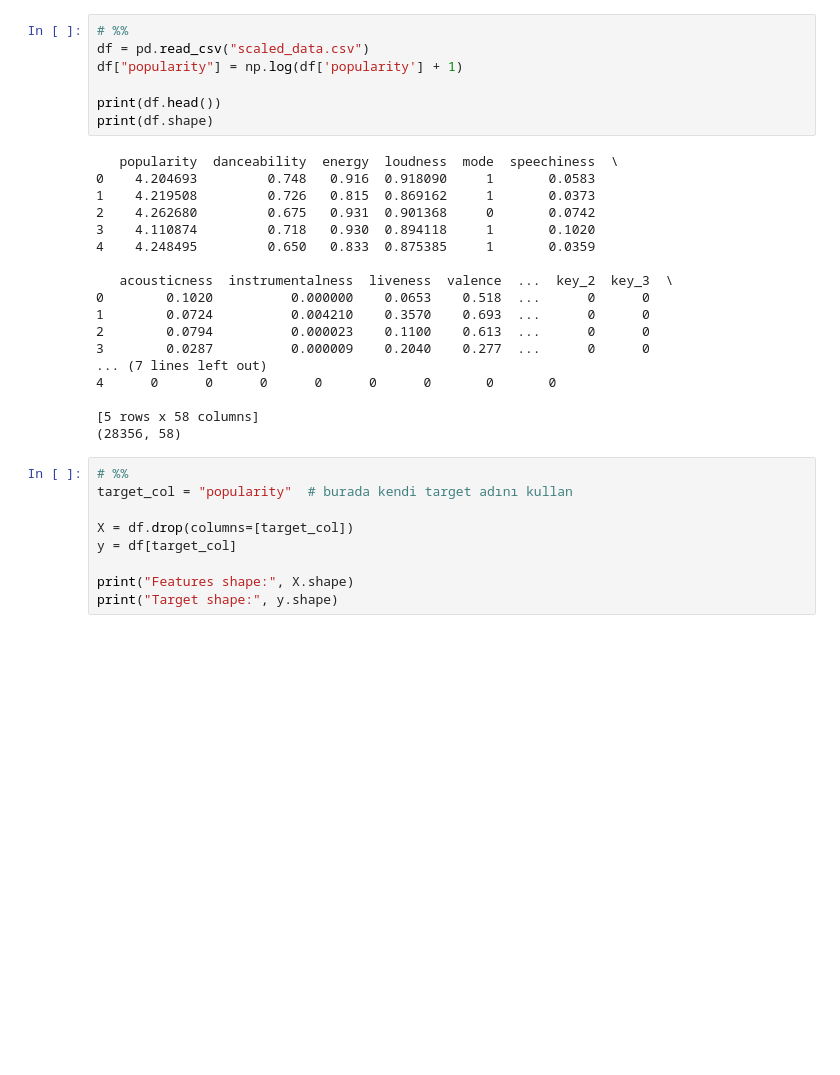
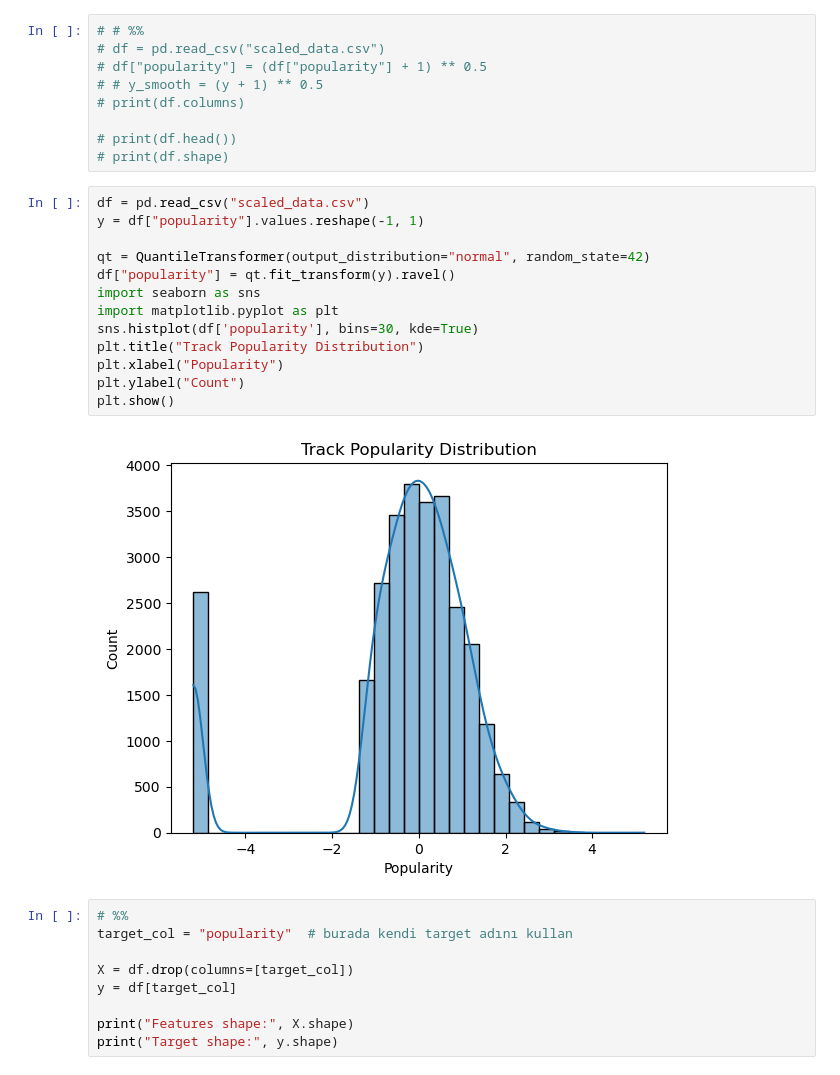
Before and after one commit to essraAlp/spotifyTrendAnalysis, a Jupyter notebook: nn.ipynb, the cells around one changed output. Drawn from its saved outputs; the diff is of its cells as text; blank space fills up the shorter version.

```diff
--- a/nn.ipynb
+++ b/nn.ipynb
@@ -22,30 +21,29 @@ RANDOM_STATE = 42
 np.random.seed(RANDOM_STATE)
 tf.random.set_seed(RANDOM_STATE)
 # %%
-# %%
-df = pd.read_csv("scaled_data.csv")
-df["popularity"] = np.log(df['popularity'] + 1)
+# # %%
+# df = pd.read_csv("scaled_data.csv")
+# df["popularity"] = (df["popularity"] + 1) ** 0.5
+# # y_smooth = (y + 1) ** 0.5
+# print(df.columns)
 
-print(df.head())
-print(df.shape)
+# print(df.head())
+# print(df.shape)
-# %% [output]
-   popularity  danceability  energy  loudness  mode  speechiness  \
-0    4.204693         0.748   0.916  0.918090     1       0.0583
-1    4.219508         0.726   0.815  0.869162     1       0.0373
-2    4.262680         0.675   0.931  0.901368     0       0.0742
-3    4.110874         0.718   0.930  0.894118     1       0.1020
-4    4.248495         0.650   0.833  0.875385     1       0.0359
-
-   acousticness  instrumentalness  liveness  valence  ...  key_2  key_3  \
-0        0.1020          0.000000    0.0653    0.518  ...      0      0
-1        0.0724          0.004210    0.3570    0.693  ...      0      0
-2        0.0794          0.000023    0.1100    0.613  ...      0      0
-3        0.0287          0.000009    0.2040    0.277  ...      0      0
-... (7 lines left out)
-4      0      0      0      0      0      0       0       0
-
-[5 rows x 58 columns]
-(28356, 58)
+# %%
+df = pd.read_csv("scaled_data.csv")
+y = df["popularity"].values.reshape(-1, 1)
+
+qt = QuantileTransformer(output_distribution="normal", random_state=42)
+df["popularity"] = qt.fit_transform(y).ravel()
+import seaborn as sns
+import matplotlib.pyplot as plt
+sns.histplot(df['popularity'], bins=30, kde=True)
+plt.title("Track Popularity Distribution")
+plt.xlabel("Popularity")
+plt.ylabel("Count")
+plt.show()
+# %% [output]
+[figure, added]
 # %%
 # %%
 target_col = "popularity"  # burada kendi target adını kullan
```
Also changed, not shown: parts of 11 cells of this notebook.
